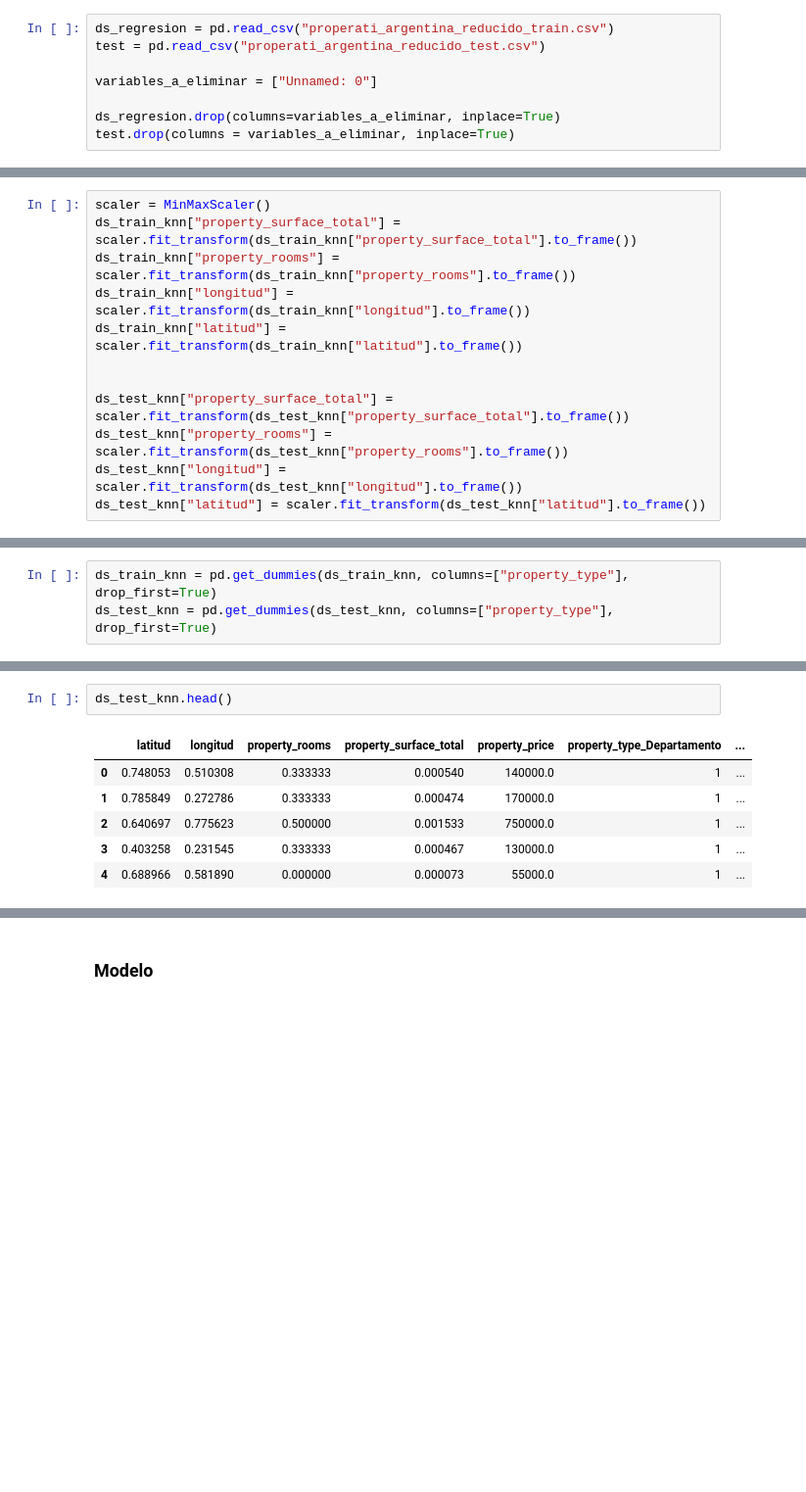
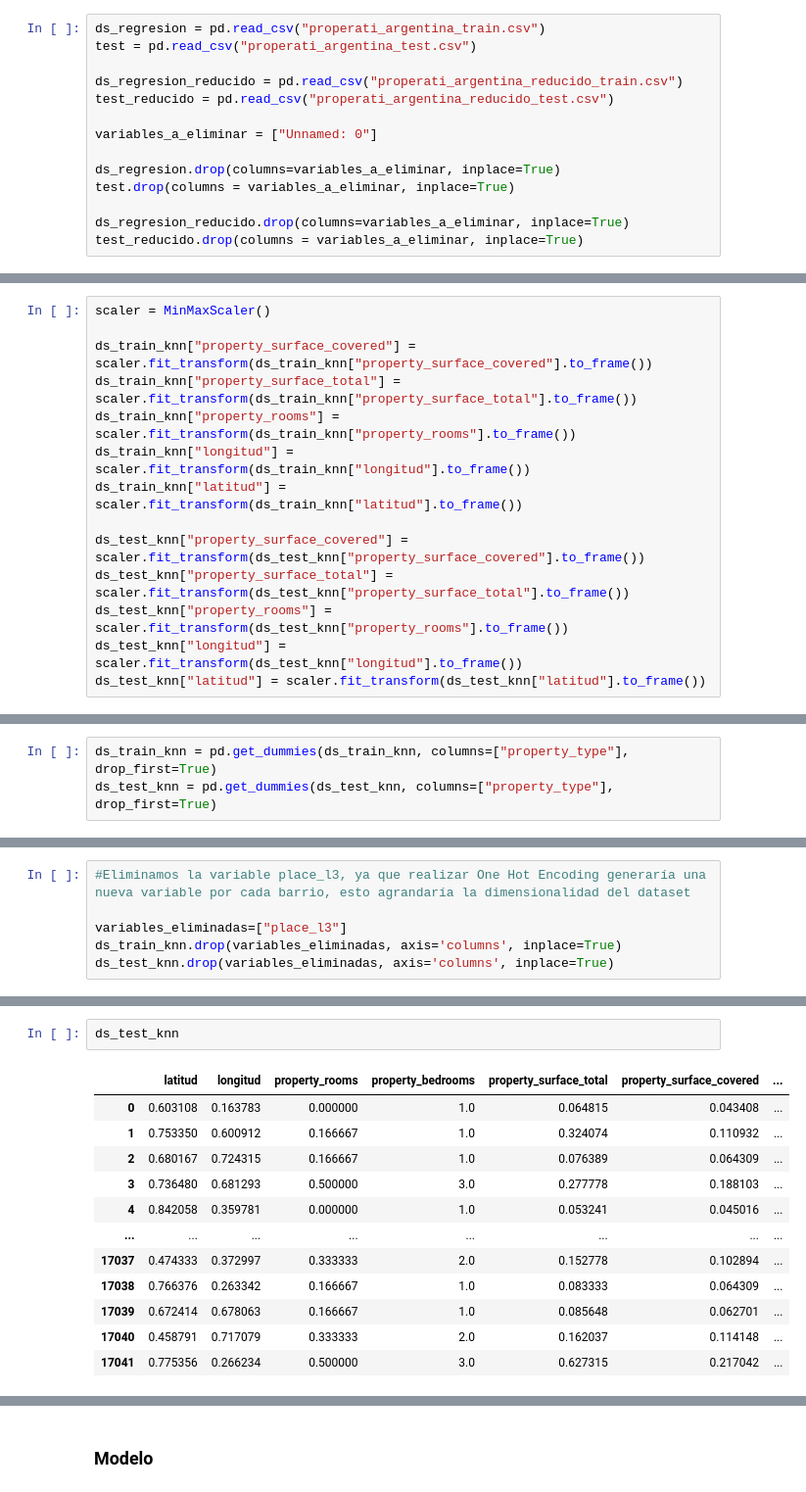
Before and after one commit to Fanusaez/7506R-2C2022-GRUPO13, a Jupyter notebook: 7506R_TP1_GRUPO13_ENTREGA_3(regresion).ipynb, the cells around one changed output, grey strips where cells are left out. Shown at 98% size. Drawn from its saved outputs; the diff is of its cells as text; blank space fills up the shorter version.

```diff
--- a/7506R_TP1_GRUPO13_ENTREGA_3(regresion).ipynb
+++ b/7506R_TP1_GRUPO13_ENTREGA_3(regresion).ipynb
@@ -38,13 +38,19 @@ from sklearn import tree, preprocessing, model_selection, ensemble
 # %% [markdown]
 ### Lectura de archivos
 # %%
-ds_regresion = pd.read_csv("properati_argentina_reducido_train.csv")
-test = pd.read_csv("properati_argentina_reducido_test.csv")
+ds_regresion = pd.read_csv("properati_argentina_train.csv")
+test = pd.read_csv("properati_argentina_test.csv")
+
+ds_regresion_reducido = pd.read_csv("properati_argentina_reducido_train.csv")
+test_reducido = pd.read_csv("properati_argentina_reducido_test.csv")
 
 variables_a_eliminar = ["Unnamed: 0"]
 
 ds_regresion.drop(columns=variables_a_eliminar, inplace=True)
 test.drop(columns = variables_a_eliminar, inplace=True)
+
+ds_regresion_reducido.drop(columns=variables_a_eliminar, inplace=True)
+test_reducido.drop(columns = variables_a_eliminar, inplace=True)
 # %% [markdown]
 ## KNN
 # %% [markdown]
@@ -56,12 +67,14 @@ ds_test_knn = test.copy()
 #### Min-Max
 # %%
 scaler = MinMaxScaler()
+
+ds_train_knn["property_surface_covered"] = scaler.fit_transform(ds_train_knn["property_surface_covered"].to_frame())
 ds_train_knn["property_surface_total"] = scaler.fit_transform(ds_train_knn["property_surface_total"].to_frame())
 ds_train_knn["property_rooms"] = scaler.fit_transform(ds_train_knn["property_rooms"].to_frame())
 ds_train_knn["longitud"] = scaler.fit_transform(ds_train_knn["longitud"].to_frame())
 ds_train_knn["latitud"] = scaler.fit_transform(ds_train_knn["latitud"].to_frame())
 
-
+ds_test_knn["property_surface_covered"] = scaler.fit_transform(ds_test_knn["property_surface_covered"].to_frame())
 ds_test_knn["property_surface_total"] = scaler.fit_transform(ds_test_knn["property_surface_total"].to_frame())
 ds_test_knn["property_rooms"] = scaler.fit_transform(ds_test_knn["property_rooms"].to_frame())
 ds_test_knn["longitud"] = scaler.fit_transform(ds_test_knn["longitud"].to_frame())
@@ -74 +89,7 @@ ds_test_knn = pd.get_dummies(ds_test_knn, columns=["property_type"], drop_first=
+# %%
+#Eliminamos la variable place_l3, ya que realizar One Hot Encoding generaría una nueva variable por cada barrio, esto agrandaría la dimensionalidad del dataset
+
+variables_eliminadas=["place_l3"]
+ds_train_knn.drop(variables_eliminadas, axis='columns', inplace=True)
+ds_test_knn.drop(variables_eliminadas, axis='columns', inplace=True)
 # %%
@@ -83,9 +111,15 @@ ds_train_knn.head()
 # %%
-ds_test_knn.head()
+ds_test_knn
 # %% [output]
-|  | latitud | longitud | property_rooms | property_surface_total | property_price | property_type_Departamento | ... |
-| 0 | 0.748053 | 0.510308 | 0.333333 | 0.000540 | 140000.0 | 1 | ... |
-| 1 | 0.785849 | 0.272786 | 0.333333 | 0.000474 | 170000.0 | 1 | ... |
-| 2 | 0.640697 | 0.775623 | 0.500000 | 0.001533 | 750000.0 | 1 | ... |
-| 3 | 0.403258 | 0.231545 | 0.333333 | 0.000467 | 130000.0 | 1 | ... |
-| 4 | 0.688966 | 0.581890 | 0.000000 | 0.000073 | 55000.0 | 1 | ... |
+|  | latitud | longitud | property_rooms | property_bedrooms | property_surface_total | property_surface_covered | ... |
+| 0 | 0.603108 | 0.163783 | 0.000000 | 1.0 | 0.064815 | 0.043408 | ... |
+| 1 | 0.753350 | 0.600912 | 0.166667 | 1.0 | 0.324074 | 0.110932 | ... |
+| 2 | 0.680167 | 0.724315 | 0.166667 | 1.0 | 0.076389 | 0.064309 | ... |
+| 3 | 0.736480 | 0.681293 | 0.500000 | 3.0 | 0.277778 | 0.188103 | ... |
+| 4 | 0.842058 | 0.359781 | 0.000000 | 1.0 | 0.053241 | 0.045016 | ... |
+| ... | ... | ... | ... | ... | ... | ... | ... |
+| 17037 | 0.474333 | 0.372997 | 0.333333 | 2.0 | 0.152778 | 0.102894 | ... |
+| 17038 | 0.766376 | 0.263342 | 0.166667 | 1.0 | 0.083333 | 0.064309 | ... |
+| 17039 | 0.672414 | 0.678063 | 0.166667 | 1.0 | 0.085648 | 0.062701 | ... |
+| 17040 | 0.458791 | 0.717079 | 0.333333 | 2.0 | 0.162037 | 0.114148 | ... |
+| 17041 | 0.775356 | 0.266234 | 0.500000 | 3.0 | 0.627315 | 0.217042 | ... |
```
Also changed, not shown: parts of 47 cells of this notebook, 4 other files.
